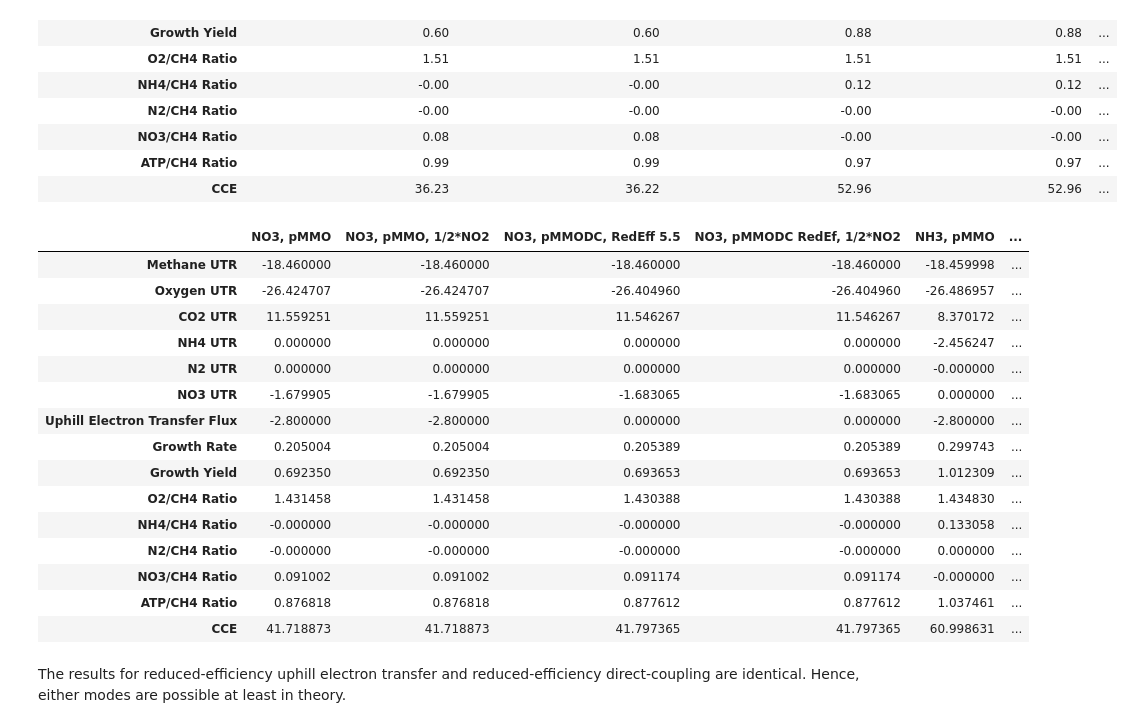
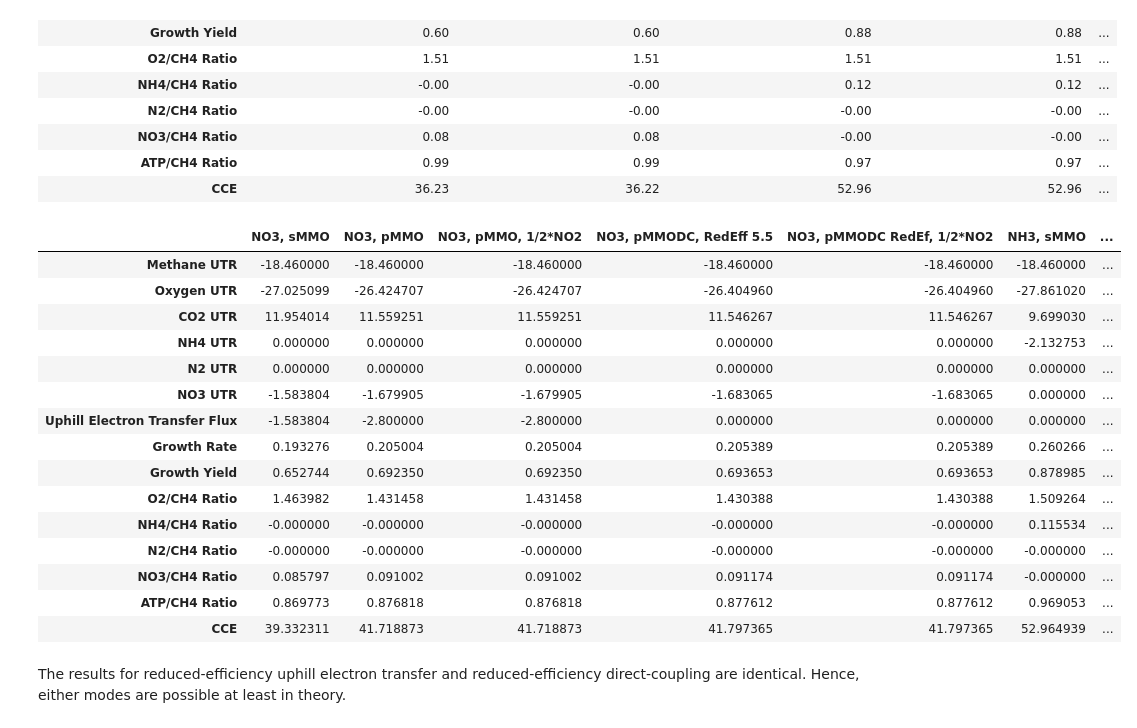
Before and after one commit to ChristianLieven/memote-m-capsulatus, a Jupyter notebook: ComplementaryScripts/Model 15 Calculations.ipynb, the cells around one changed output. Drawn from its saved outputs; the diff is of its cells as text; code cells hidden in the pictures.

```diff
--- a/ComplementaryScripts/Model 15 Calculations.ipynb
+++ b/ComplementaryScripts/Model 15 Calculations.ipynb
@@ -593,27 +593,27 @@ df.round(2)
 # %%
 df.to_csv("../ComplementaryData/SupplementTable2.csv")
 # %%
-df[['NO3, pMMO', 'NO3, pMMO, 1/2*NO2',
+df[['NO3, sMMO', 'NO3, pMMO', 'NO3, pMMO, 1/2*NO2',
     'NO3, pMMODC, RedEff 5.5', 'NO3, pMMODC RedEf, 1/2*NO2',
-    'NH3, pMMO', 'NH3, pMMO, 1/2*NO2',
+     'NH3, sMMO','NH3, pMMO', 'NH3, pMMO, 1/2*NO2',
     'NH4, pMMODC RedEf', 'NH3, pMMODC RedEf, 1/2*NO2']]
 # %% [output]
-|  | NO3, pMMO | NO3, pMMO, 1/2*NO2 | NO3, pMMODC, RedEff 5.5 | NO3, pMMODC RedEf, 1/2*NO2 | NH3, pMMO | ... |
-| Methane UTR | -18.460000 | -18.460000 | -18.460000 | -18.460000 | -18.459998 | ... |
-| Oxygen UTR | -26.424707 | -26.424707 | -26.404960 | -26.404960 | -26.486957 | ... |
-| CO2 UTR | 11.559251 | 11.559251 | 11.546267 | 11.546267 | 8.370172 | ... |
-| NH4 UTR | 0.000000 | 0.000000 | 0.000000 | 0.000000 | -2.456247 | ... |
-| N2 UTR | 0.000000 | 0.000000 | 0.000000 | 0.000000 | -0.000000 | ... |
-| NO3 UTR | -1.679905 | -1.679905 | -1.683065 | -1.683065 | 0.000000 | ... |
-| Uphill Electron Transfer Flux | -2.800000 | -2.800000 | 0.000000 | 0.000000 | -2.800000 | ... |
-| Growth Rate | 0.205004 | 0.205004 | 0.205389 | 0.205389 | 0.299743 | ... |
-| Growth Yield | 0.692350 | 0.692350 | 0.693653 | 0.693653 | 1.012309 | ... |
-| O2/CH4 Ratio | 1.431458 | 1.431458 | 1.430388 | 1.430388 | 1.434830 | ... |
-| NH4/CH4 Ratio | -0.000000 | -0.000000 | -0.000000 | -0.000000 | 0.133058 | ... |
-| N2/CH4 Ratio | -0.000000 | -0.000000 | -0.000000 | -0.000000 | 0.000000 | ... |
-| NO3/CH4 Ratio | 0.091002 | 0.091002 | 0.091174 | 0.091174 | -0.000000 | ... |
-| ATP/CH4 Ratio | 0.876818 | 0.876818 | 0.877612 | 0.877612 | 1.037461 | ... |
-| CCE | 41.718873 | 41.718873 | 41.797365 | 41.797365 | 60.998631 | ... |
+|  | NO3, sMMO | NO3, pMMO | NO3, pMMO, 1/2*NO2 | NO3, pMMODC, RedEff 5.5 | NO3, pMMODC RedEf, 1/2*NO2 | NH3, sMMO | ... |
+| Methane UTR | -18.460000 | -18.460000 | -18.460000 | -18.460000 | -18.460000 | -18.460000 | ... |
+| Oxygen UTR | -27.025099 | -26.424707 | -26.424707 | -26.404960 | -26.404960 | -27.861020 | ... |
+| CO2 UTR | 11.954014 | 11.559251 | 11.559251 | 11.546267 | 11.546267 | 9.699030 | ... |
+| NH4 UTR | 0.000000 | 0.000000 | 0.000000 | 0.000000 | 0.000000 | -2.132753 | ... |
+| N2 UTR | 0.000000 | 0.000000 | 0.000000 | 0.000000 | 0.000000 | 0.000000 | ... |
+| NO3 UTR | -1.583804 | -1.679905 | -1.679905 | -1.683065 | -1.683065 | 0.000000 | ... |
+| Uphill Electron Transfer Flux | -1.583804 | -2.800000 | -2.800000 | 0.000000 | 0.000000 | 0.000000 | ... |
+| Growth Rate | 0.193276 | 0.205004 | 0.205004 | 0.205389 | 0.205389 | 0.260266 | ... |
+| Growth Yield | 0.652744 | 0.692350 | 0.692350 | 0.693653 | 0.693653 | 0.878985 | ... |
+| O2/CH4 Ratio | 1.463982 | 1.431458 | 1.431458 | 1.430388 | 1.430388 | 1.509264 | ... |
+| NH4/CH4 Ratio | -0.000000 | -0.000000 | -0.000000 | -0.000000 | -0.000000 | 0.115534 | ... |
+| N2/CH4 Ratio | -0.000000 | -0.000000 | -0.000000 | -0.000000 | -0.000000 | -0.000000 | ... |
+| NO3/CH4 Ratio | 0.085797 | 0.091002 | 0.091002 | 0.091174 | 0.091174 | -0.000000 | ... |
+| ATP/CH4 Ratio | 0.869773 | 0.876818 | 0.876818 | 0.877612 | 0.877612 | 0.969053 | ... |
+| CCE | 39.332311 | 41.718873 | 41.718873 | 41.797365 | 41.797365 | 52.964939 | ... |
 # %% [markdown]
 The results for reduced-efficiency uphill electron transfer and reduced-efficiency direct-coupling are identical. Hence, either modes are possible at least in theory.
 # %% [markdown]
```
Also changed, not shown: parts of 10 cells of this notebook, 1 other file.
